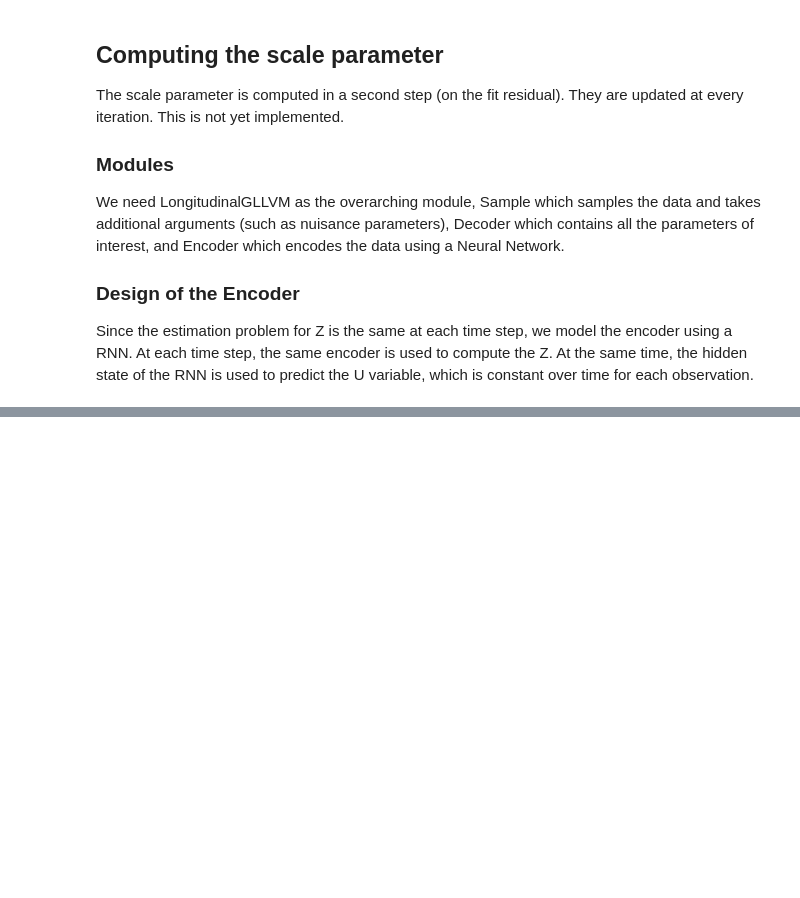
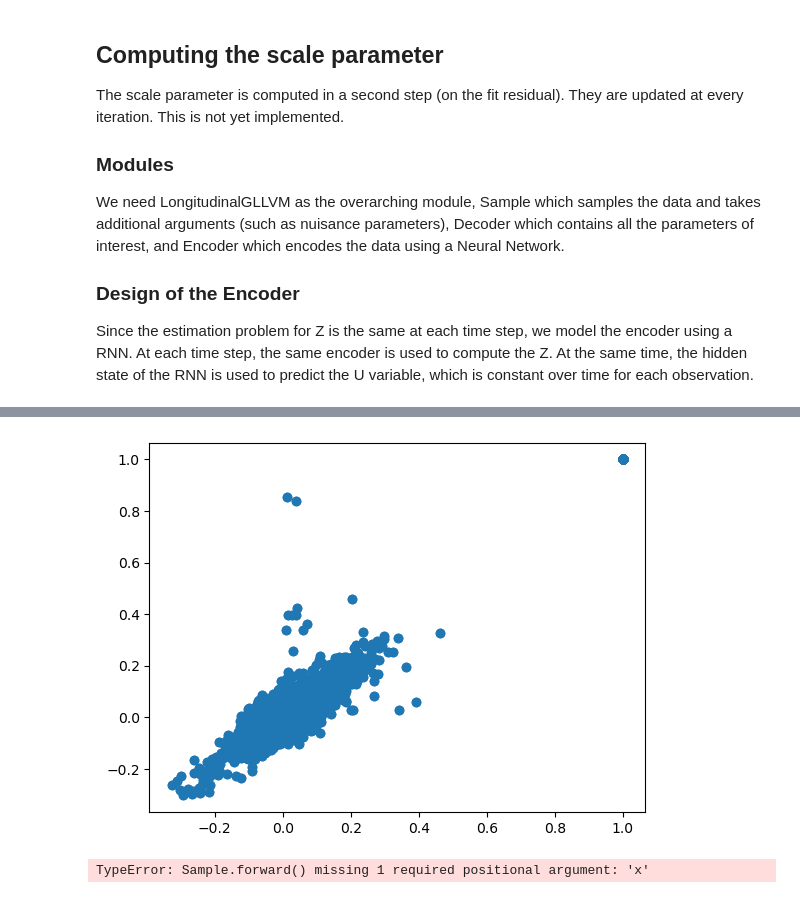
Before and after one commit to wiwh/gllvmprime, a Jupyter notebook: code/GLLVM_longitudinal.ipynb, the cells around one changed output, grey strips where cells are left out. Drawn from its saved outputs; the diff is of its cells as text; code cells hidden in the pictures; blank space fills up the shorter version.

```diff
--- a/code/GLLVM_longitudinal.ipynb
+++ b/code/GLLVM_longitudinal.ipynb
@@ -486,0 +486,14 @@ model.encoder.plot(data_sample['x'], data_sample['y'], data_sample['z'], data_sa
+# %%
+dat1 = torch.reshape(model_sample.sample(x=data_sample['x'])['y'].detach(), (data_sample['y'].shape[0], -1))
+cor1 = np.corrcoef(dat1, rowvar=False)
+dat2 = torch.reshape(model.sample(x=data_sample['x'])['y'].detach(), (data_sample['y'].shape[0], -1))
+cor2 = np.corrcoef(dat2, rowvar=False)
+
+plt.scatter(cor1, cor2)
+plt.show()
+# %% [output]
+[figure, added]
+# %%
+model.sample()['y']
+# %% [output]
+TypeError: Sample.forward() missing 1 required positional argument: 'x'
```
Also changed, not shown: parts of 9 cells of this notebook.
